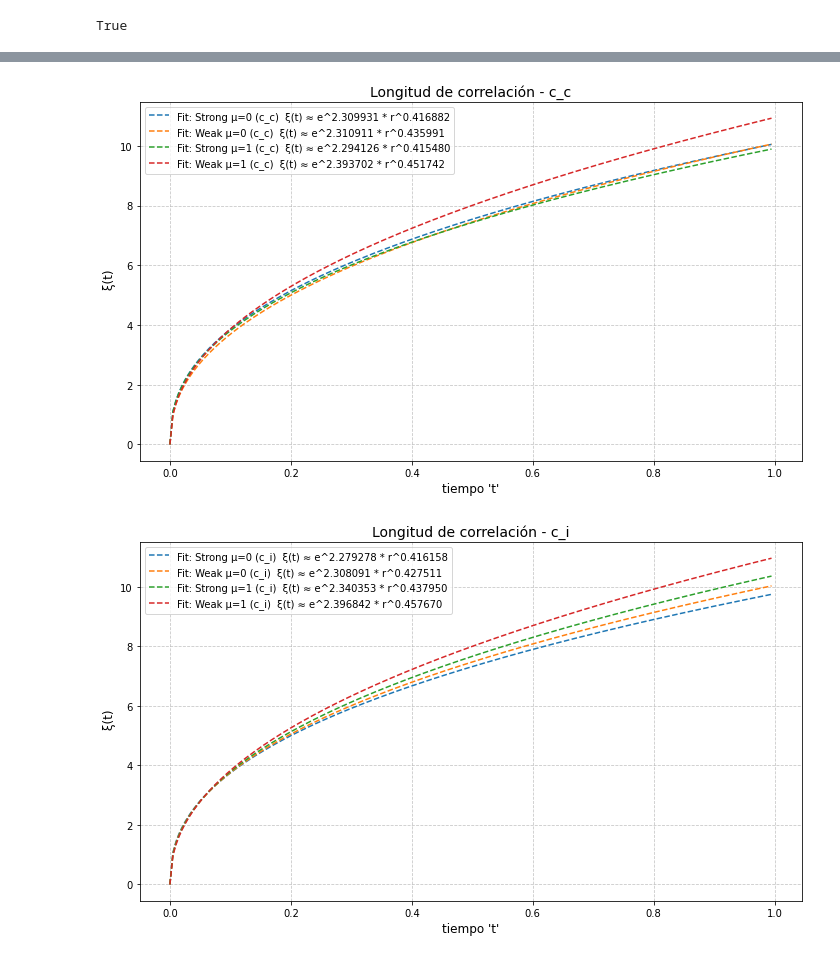
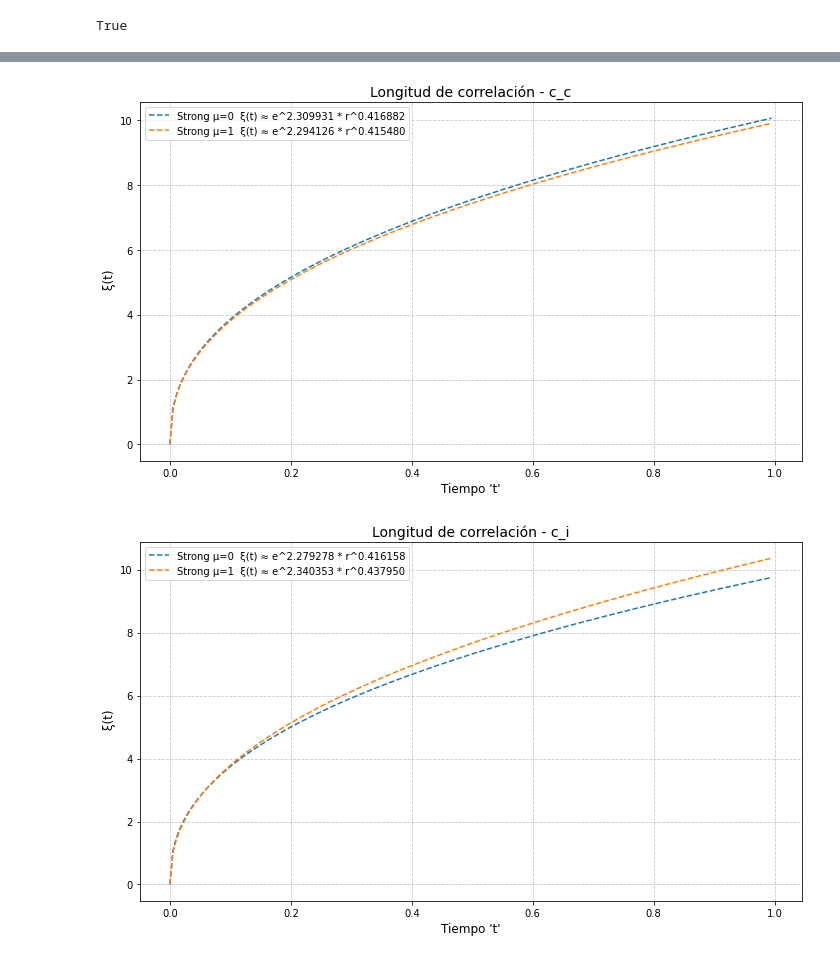
Before and after one commit to ErickSerrato631/doctorado_efsg, a Jupyter notebook: new_model_10112024/Strong Allee/correlation_comparison.ipynb, the cells around one changed output, grey strips where cells are left out. Cells and saved outputs as stored; diff of their text form; code cells hidden in the pictures.

Commit message:
update to strong model log log comparitions

```diff
--- a/new_model_10112024/Strong Allee/correlation_comparison.ipynb
+++ b/new_model_10112024/Strong Allee/correlation_comparison.ipynb
@@ -211,7 +202,7 @@ def plot_fits_only(selected_labels, title, fit_results_file="resultados_regresio
                     m = fit_results[file_path]["m"]
                     b = fit_results[file_path]["b"]
                     fit_y = np.exp(b) * x ** m
-                    plt.plot(x, fit_y, linestyle='--', color=color, label=f"Fit: {label} ({correlacion_tipo})  ξ(t) ≈ e^{b:.6f} * r^{m:.6f}")
+                    plt.plot(x, fit_y, linestyle='--', color=color, label=f"{label}  ξ(t) ≈ e^{b:.6f} * r^{m:.6f}")
             except Exception as e:
                 print(f"Error al cargar {file_path}: {e}")
 
@@ -235,8 +256,9 @@ def plot_fits_only(selected_labels, title, fit_results_file="resultados_regresio
 # plot_correlation_with_fit(selected_labels, "Longitud de correlación")
 # %%
 # Ejemplo de uso: seleccionar qué conjuntos graficar
-selected_labels = ["Strong μ=0", "Weak μ=0", "Strong μ=1", "Weak μ=1"]
+# selected_labels = ["Strong μ=0", "Weak μ=0", "Strong μ=1", "Weak μ=1"]
+selected_labels = ["Strong μ=0", "Strong μ=1"]
 plot_fits_only(selected_labels, "Longitud de correlación")
 # %% [output]
-[figure, old version]
+[figure, new version]
-[figure, old version]
+[figure, new version]
```
Also changed, not shown: parts of 3 cells of this notebook, 5 other files.
